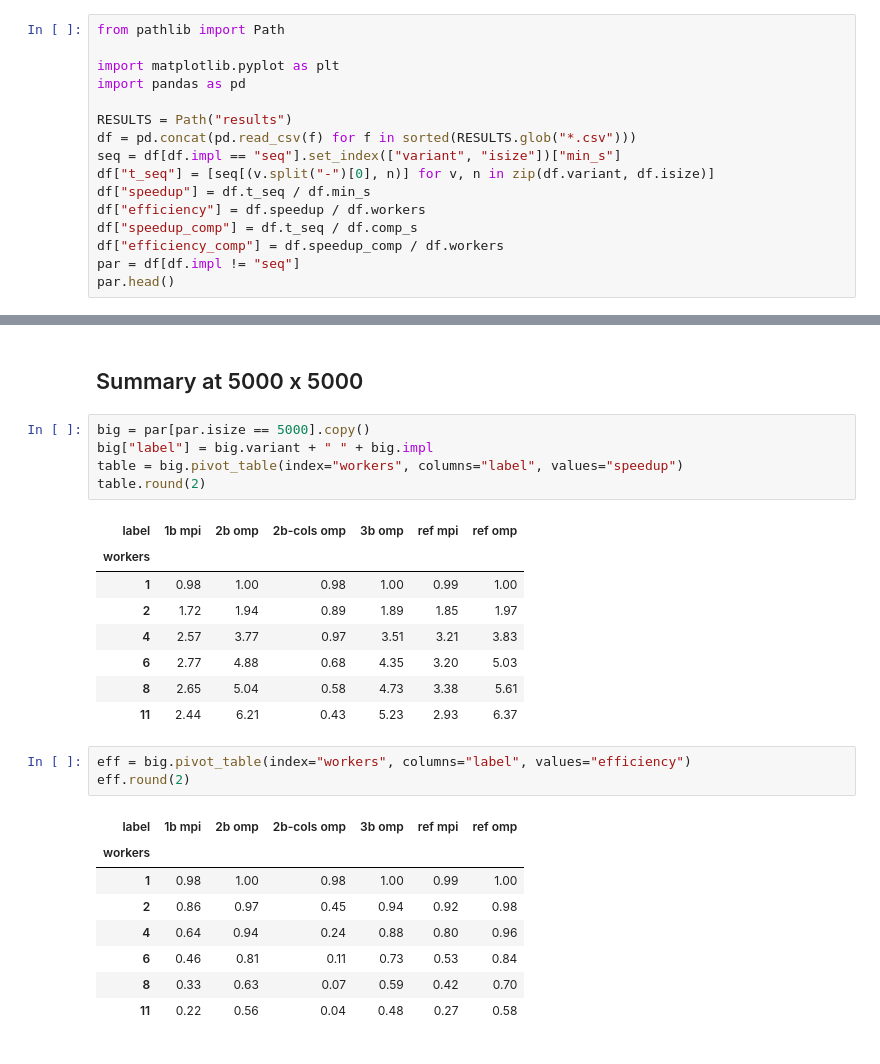
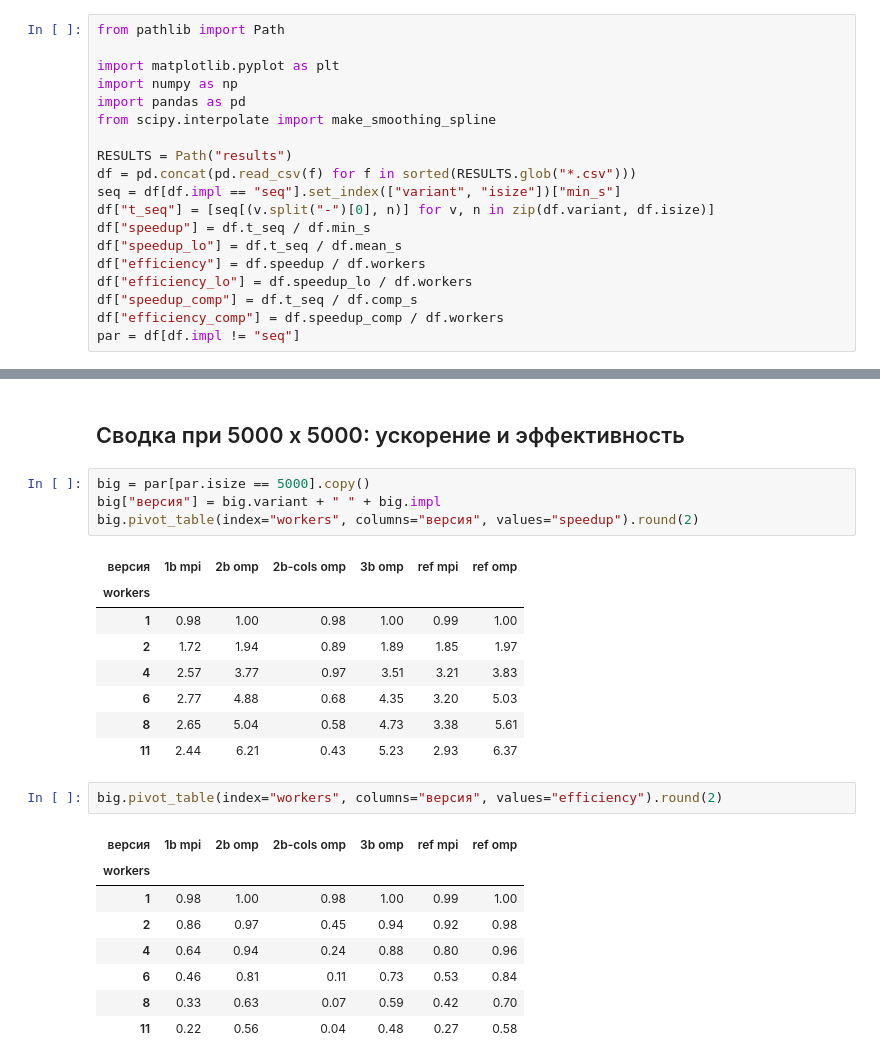
Before and after one commit to vabaldin/parallel-programming, a Jupyter notebook: lab_2/plots.ipynb, the cells around one changed output, grey strips where cells are left out. Saved outputs shown, nothing was run; the diff lists cells and outputs as text.

```diff
--- a/lab_2/plots.ipynb
+++ b/lab_2/plots.ipynb
@@ -17,15 +18,18 @@ Re-run from the repository root:
 from pathlib import Path
 
 import matplotlib.pyplot as plt
+import numpy as np
 import pandas as pd
+from scipy.interpolate import make_smoothing_spline
 
 RESULTS = Path("results")
 df = pd.concat(pd.read_csv(f) for f in sorted(RESULTS.glob("*.csv")))
 seq = df[df.impl == "seq"].set_index(["variant", "isize"])["min_s"]
 df["t_seq"] = [seq[(v.split("-")[0], n)] for v, n in zip(df.variant, df.isize)]
 df["speedup"] = df.t_seq / df.min_s
+df["speedup_lo"] = df.t_seq / df.mean_s
 df["efficiency"] = df.speedup / df.workers
+df["efficiency_lo"] = df.speedup_lo / df.workers
 df["speedup_comp"] = df.t_seq / df.comp_s
 df["efficiency_comp"] = df.speedup_comp / df.workers
 par = df[df.impl != "seq"]
-par.head()
@@ -107,12 +132,11 @@ plot_variant("3b")
 # %% [markdown]
-## Summary at 5000 x 5000
+## Сводка при 5000 x 5000: ускорение и эффективность
 # %%
 big = par[par.isize == 5000].copy()
-big["label"] = big.variant + " " + big.impl
-table = big.pivot_table(index="workers", columns="label", values="speedup")
-table.round(2)
+big["версия"] = big.variant + " " + big.impl
+big.pivot_table(index="workers", columns="версия", values="speedup").round(2)
 # %% [output]
-| label | 1b mpi | 2b omp | 2b-cols omp | 3b omp | ref mpi | ref omp |
+| версия | 1b mpi | 2b omp | 2b-cols omp | 3b omp | ref mpi | ref omp |
 | workers |  |  |  |  |  |  |
 | 1 | 0.98 | 1.00 | 0.98 | 1.00 | 0.99 | 1.00 |
 | 2 | 1.72 | 1.94 | 0.89 | 1.89 | 1.85 | 1.97 |
@@ -121,10 +145,9 @@ table.round(2)
 | 8 | 2.65 | 5.04 | 0.58 | 4.73 | 3.38 | 5.61 |
 | 11 | 2.44 | 6.21 | 0.43 | 5.23 | 2.93 | 6.37 |
 # %%
-eff = big.pivot_table(index="workers", columns="label", values="efficiency")
-eff.round(2)
+big.pivot_table(index="workers", columns="версия", values="efficiency").round(2)
 # %% [output]
-| label | 1b mpi | 2b omp | 2b-cols omp | 3b omp | ref mpi | ref omp |
+| версия | 1b mpi | 2b omp | 2b-cols omp | 3b omp | ref mpi | ref omp |
 | workers |  |  |  |  |  |  |
 | 1 | 0.98 | 1.00 | 0.98 | 1.00 | 0.99 | 1.00 |
 | 2 | 0.86 | 0.97 | 0.45 | 0.94 | 0.92 | 0.98 |
```
Also changed, not shown: parts of 14 cells of this notebook, 6 other files.
